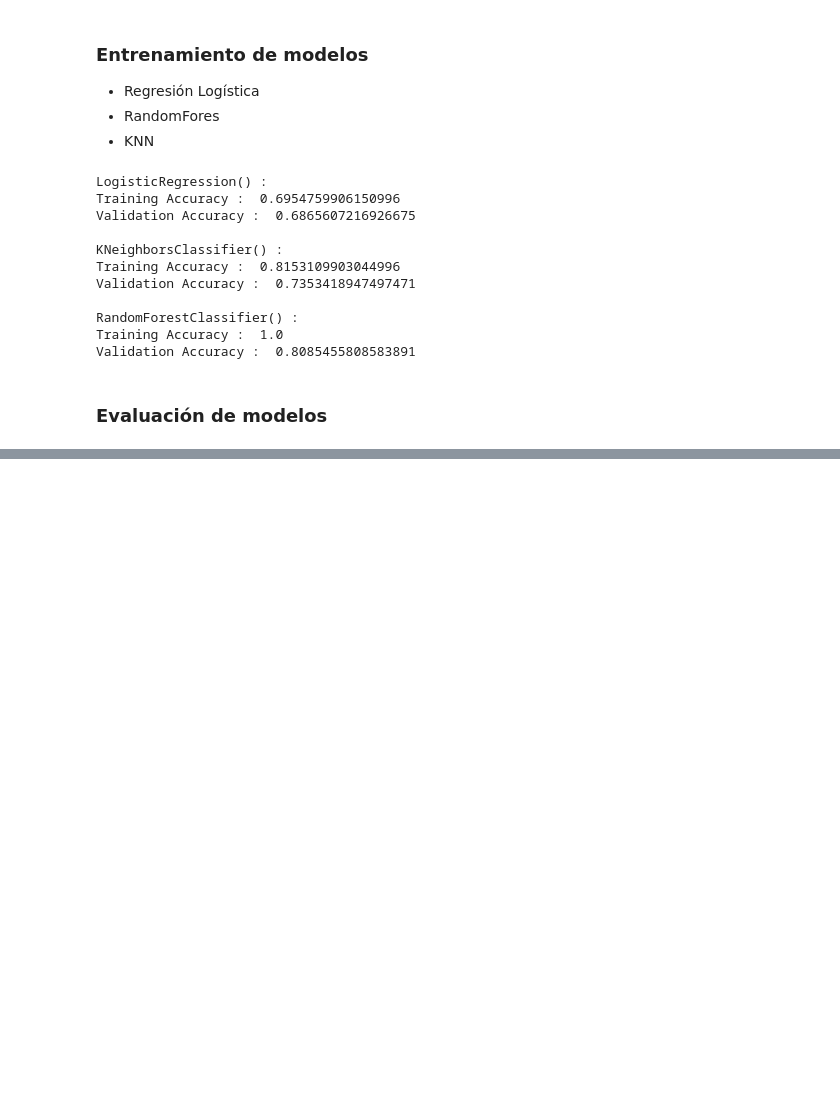
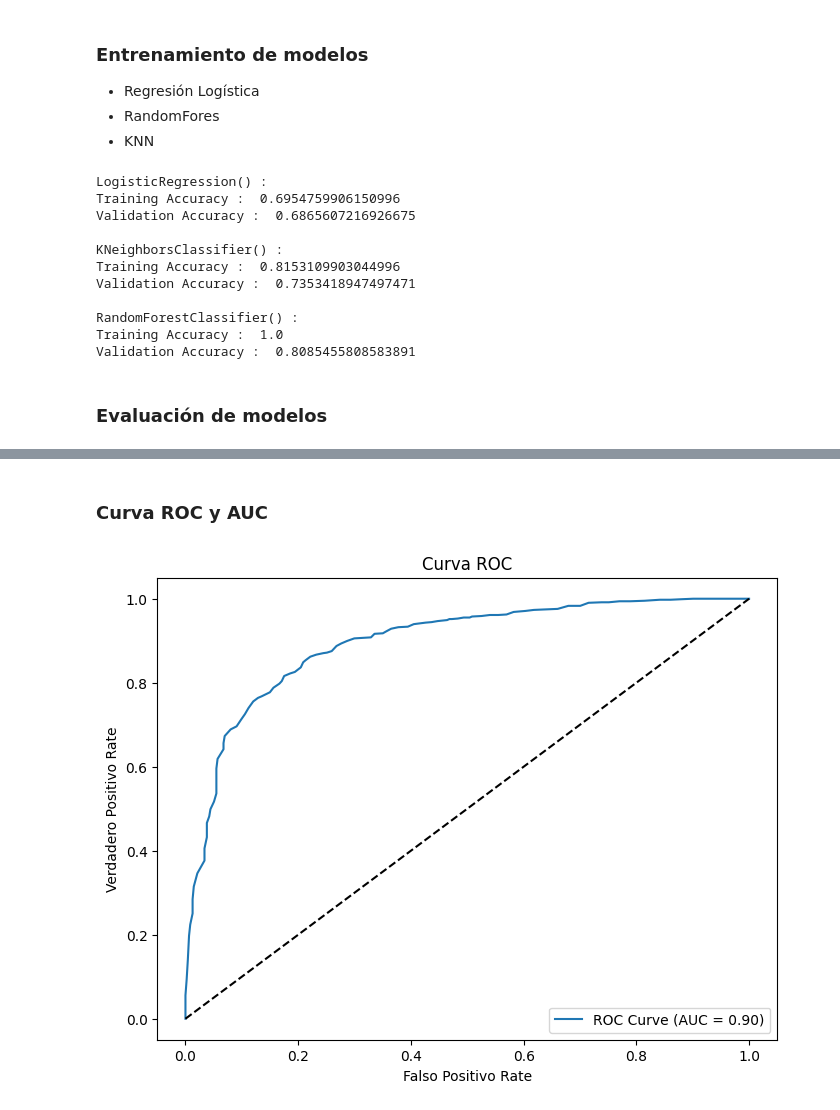
Before and after one commit to Bagnoli95/ml-clasificacion-vinos, a Jupyter notebook: notebooks/clasificacion_vinos.ipynb, the cells around one changed output, grey strips where cells are left out. Drawn from its saved outputs; the diff is of its cells as text; code cells hidden in the pictures; blank space fills up the shorter version.

Commit message:
Curva ROC

```diff
--- a/notebooks/clasificacion_vinos.ipynb
+++ b/notebooks/clasificacion_vinos.ipynb
@@ -225,6 +227,22 @@ Validation Accuracy :  0.8085455808583891
 # %%
 # Verificamos por el output anterior, que el ganador es RamdomForest
 print('Modelo ganador: ', models[2])
+
+# Metricas
+y_pred = models[2].predict(xtest)
+y_true = ytest
+accuracy = accuracy_score(y_true, y_pred)
+precision = precision_score(y_true, y_pred, average='weighted')  # Cambia 'weighted' según sea necesario
+recall = recall_score(y_true, y_pred, average='weighted')
+f1 = f1_score(y_true, y_pred, average='weighted')
+
+print(f"Exactitud: {accuracy}")
+print(f"Precisión: {precision}")
+print(f"Recall: {recall}")
+print(f"F1-Score: {f1}")
+
+# Matriz de confusión
+print("Matriz de confusión:")
 cm = confusion_matrix(ytest, models[2].predict(xtest))
 disp = ConfusionMatrixDisplay(confusion_matrix=cm, display_labels=models[1].classes_) # Assuming your model has a 'classes_' attribute
 disp.plot()
@@ -243,3 +266,23 @@ Modelo ganador:  RandomForestClassifier()
     accuracy                           0.83      1300
    macro avg       0.82      0.81      0.81      1300
 weighted avg       0.83      0.83      0.83      1300
+# %% [markdown]
+### Curva ROC y AUC
+# %%
+# Probabilidades predichas para la clase positiva (ajustar para múltiples clases si es necesario)
+y_proba = models[2].predict_proba(xtest)[:, 1]
+
+# Curva ROC
+fpr, tpr, thresholds = roc_curve(y_true, y_proba)
+roc_auc = roc_auc_score(y_true, y_proba)
+
+plt.figure(figsize=(8, 6))
+plt.plot(fpr, tpr, label=f'ROC Curve (AUC = {roc_auc:.2f})')
+plt.plot([0, 1], [0, 1], 'k--')  # Línea diagonal
+plt.xlabel('Falso Positivo Rate')
+plt.ylabel('Verdadero Positivo Rate')
+plt.title('Curva ROC')
+plt.legend(loc='lower right')
+plt.show()
+# %% [output]
+[figure, added]
```
Also changed, not shown: parts of 2 cells of this notebook.
